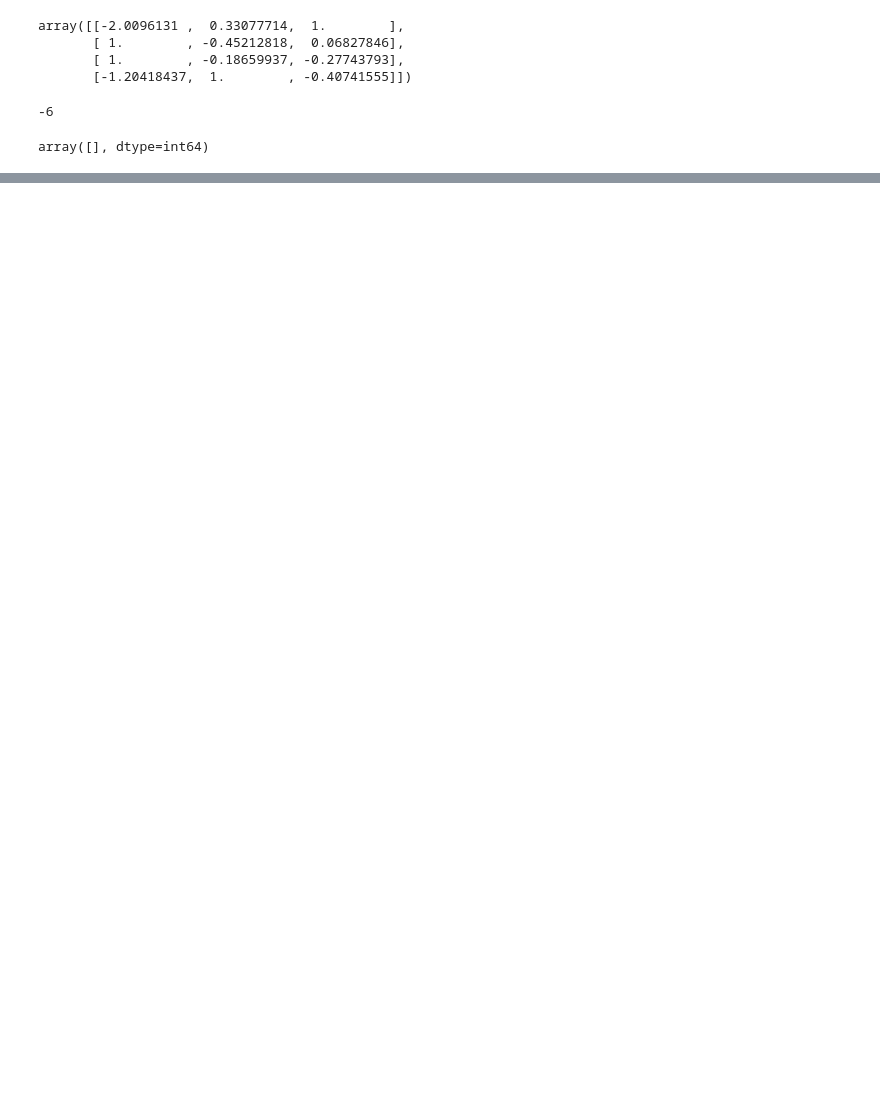
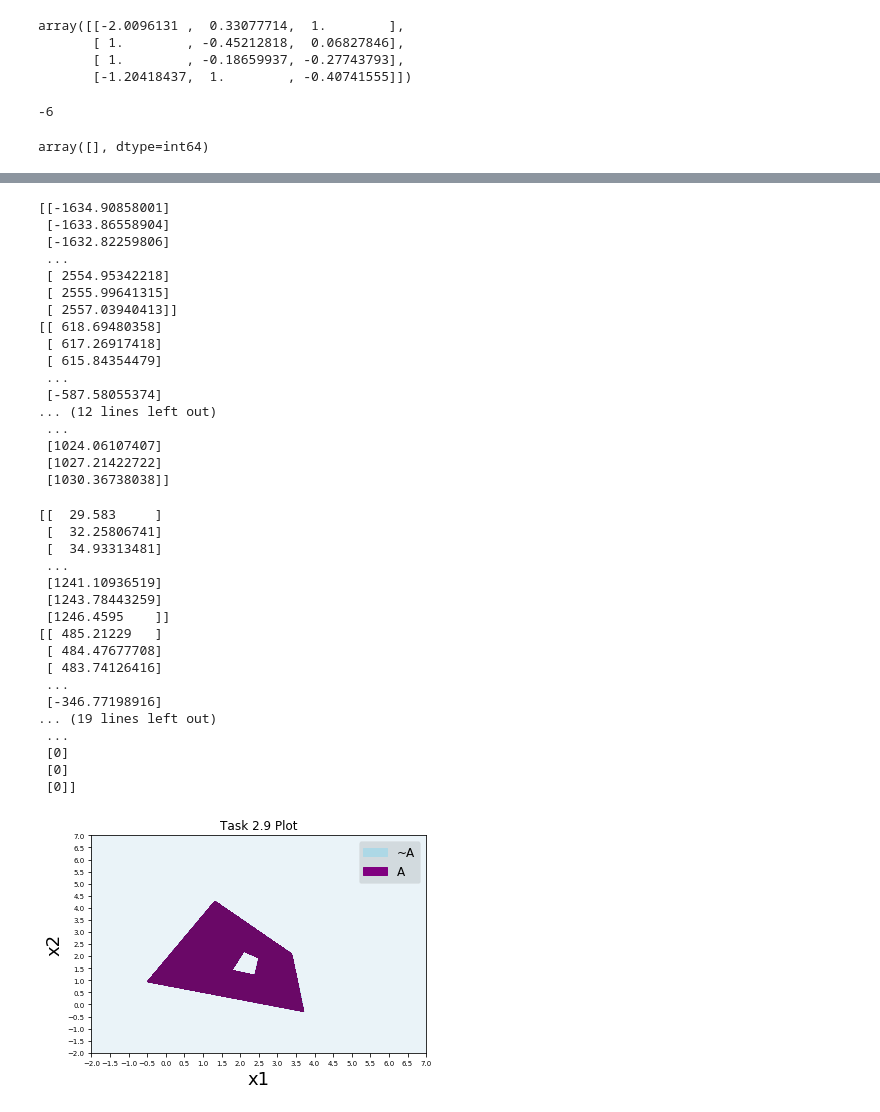
Before and after one commit to apurvmishra99/inf2b, a Jupyter notebook: task2_explore.ipynb, the cells around one changed output, grey strips where cells are left out. Drawn from its saved outputs; the diff is of its cells as text; code cells hidden in the pictures; blank space fills up the shorter version.

```diff
--- a/task2_explore.ipynb
+++ b/task2_explore.ipynb
@@ -381,0 +479,64 @@ array([[-2.0096131 ,  0.33077714,  1.        ],
+# %%
+# Generate points between 0 and 10 to classify
+x_points = np.linspace(-2,7, 1000)
+y_points = np.linspace(-2,7,1000)
+xx, yy = np.meshgrid(x_points, y_points)
+gridX = np.vstack((xx.ravel(), yy.ravel()))
+
+
+# Classify the points and reshape the result to fit the plot function
+data = sNN_AB_1(gridX.T)
+data = data.reshape((x_points.shape[0], y_points.shape[0]))
+# Setup the plot title and axis
+plt.title('Task 2.9 Plot')
+plt.xticks(np.arange(-2, 12, 0.5), fontsize=7)
+plt.yticks(np.arange(-2, 12, 0.5),fontsize=7)
+plt.xlabel('x1', fontsize=18)
+plt.ylabel('x2', fontsize=18)
+
+# Setup legend
+
+blue_patch_legend = mpatches.Patch(color='lightblue', label='~A')
+purple_patch_legend = mpatches.Patch(color='purple', label='A')
+plt.legend(loc='best', fancybox=True, framealpha=0.1, handles=[blue_patch_legend, purple_patch_legend], facecolor='black', fontsize=12)
+
+# Plot data and show result
+plt.contourf(xx, yy, data, cmap=cm.BuPu)
+plt.savefig('t2_regions_sNN_AB.pdf')
+plt.show()
+# %% [output]
+[[-1634.90858001]
+ [-1633.86558904]
+ [-1632.82259806]
+ ...
+ [ 2554.95342218]
+ [ 2555.99641315]
+ [ 2557.03940413]]
+[[ 618.69480358]
+ [ 617.26917418]
+ [ 615.84354479]
+ ...
+ [-587.58055374]
+... (12 lines left out)
+ ...
+ [1024.06107407]
+ [1027.21422722]
+ [1030.36738038]]
+[[  29.583     ]
+ [  32.25806741]
+ [  34.93313481]
+ ...
+ [1241.10936519]
+ [1243.78443259]
+ [1246.4595    ]]
+[[ 485.21229   ]
+ [ 484.47677708]
+ [ 483.74126416]
+ ...
+ [-346.77198916]
+... (19 lines left out)
+ ...
+ [0]
+ [0]
+ [0]]
+[figure, added]
```
Also changed, not shown: parts of 17 cells of this notebook.
